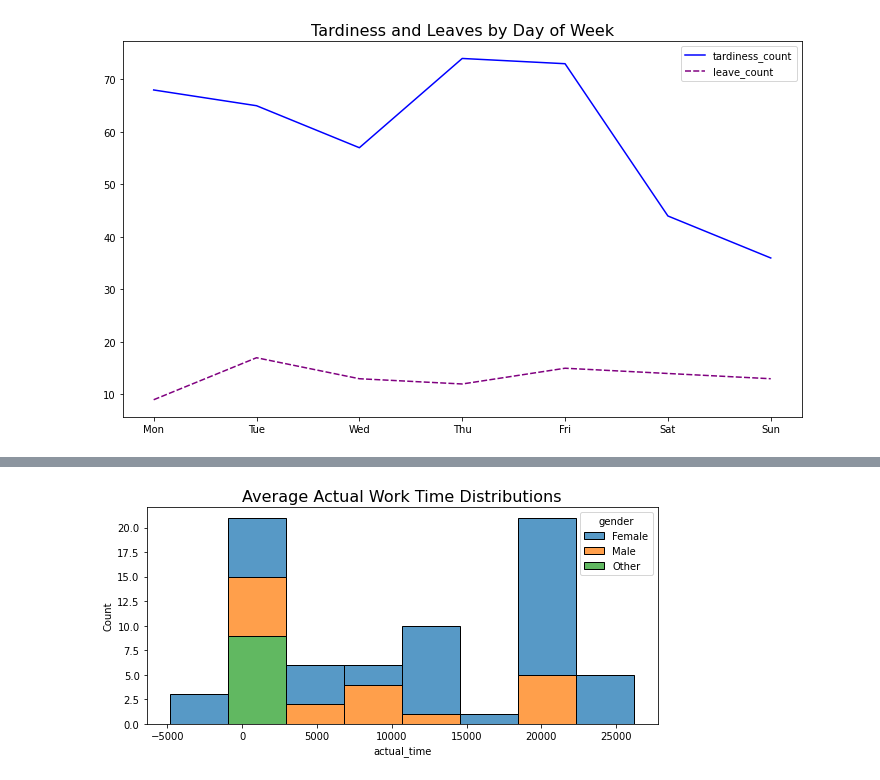
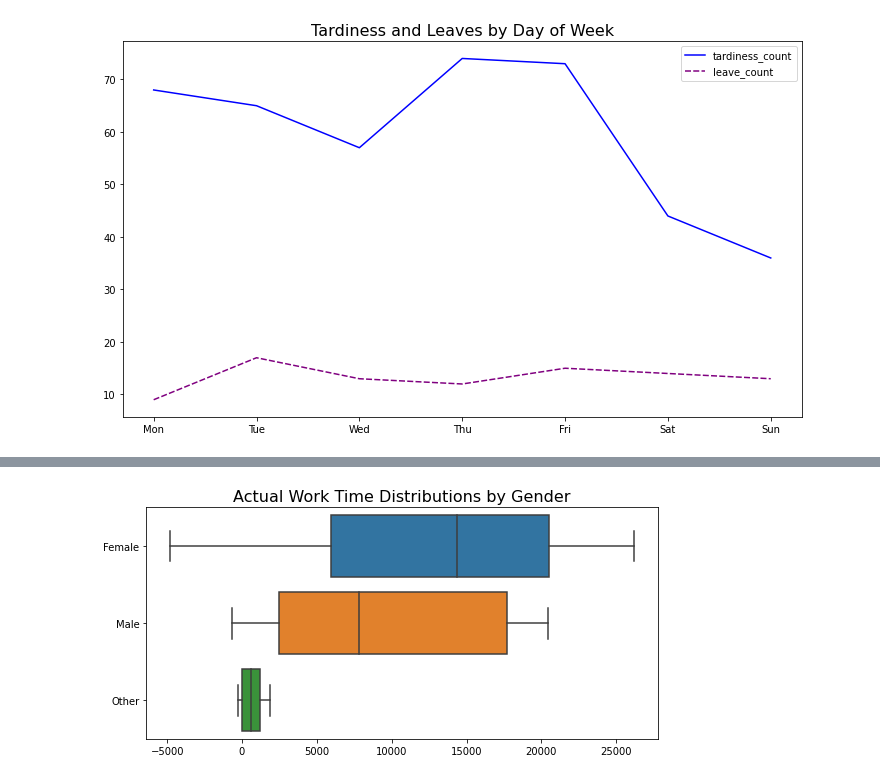
Before and after one commit to ebernardino01/DataAnalystPortfolio, a Jupyter notebook: Clockster/Clockster_Data_Analysis_Notebook.ipynb, the cells around one changed output, grey strips where cells are left out. Saved outputs shown, nothing was run; the diff lists cells and outputs as text; code cells hidden in the pictures.

Commit message:
Added work time visualizations

```diff
--- a/Clockster/Clockster_Data_Analysis_Notebook.ipynb
+++ b/Clockster/Clockster_Data_Analysis_Notebook.ipynb
@@ -887,7 +886,7 @@ sch_att_user['actual_time'] = (
 ).astype('timedelta64[s]')
 
 # Compare average plan and actual times for each employee
-emp_cols = ['user_id', 'position', 'gender']
+emp_cols = ['user_id', 'department', 'position', 'gender']
 actual_worktime_by_emp = \
     sch_att_user.groupby(emp_cols).agg(
         time_planned=('time_planned', np.mean),
@@ -938,18 +958,19 @@ plt.show()
 # %%
-# Generate histogram for distributions of average work time
+# Generate box plot to show average actual time distributions by gender
 fig, ax = plt.subplots(figsize = (8, 4))
-sns.histplot(
+sns.boxplot(
     data=actual_worktime_by_emp,
     x='actual_time',
-    hue='gender',
-    multiple='stack',
+    y='gender',
     ax=ax
 )
 ax.set_title(
-    "Average Actual Work Time Distributions",
+    "Actual Work Time Distributions by Gender",
     fontsize=16
 )
+ax.set_xlabel('')
+ax.set_ylabel('')
 plt.tight_layout()
 plt.show()
 # %% [output]
-[figure, old version]
+[figure, new version]
```
Also changed, not shown: parts of 5 cells of this notebook.
